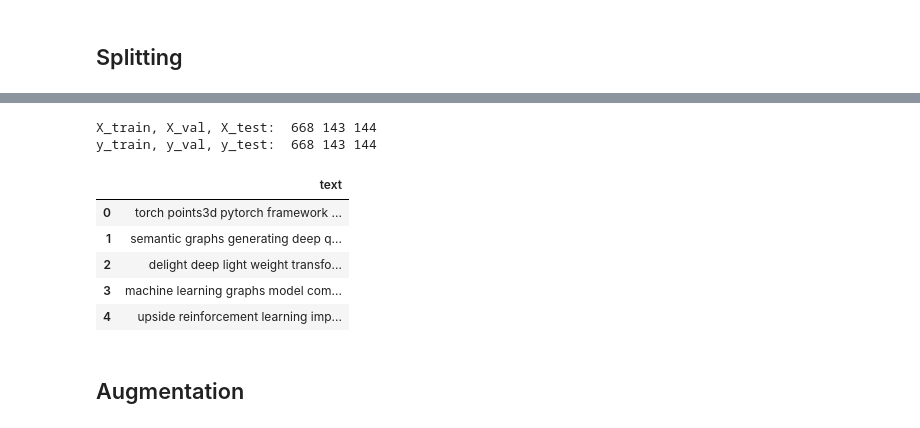
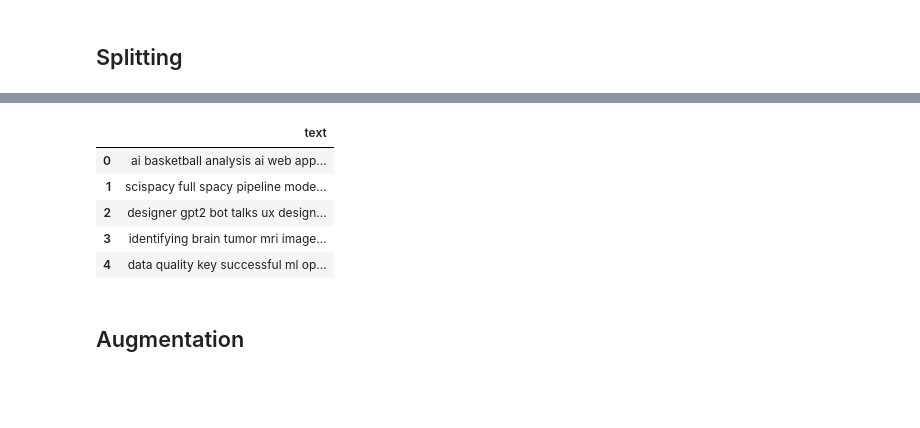
Before and after one commit to Momilijaz96/Tagifai, a Jupyter notebook: Tagify/data.ipynb, the cells around one changed output, grey strips where cells are left out. Saved outputs shown, nothing was run; the diff lists cells and outputs as text; code cells hidden in the pictures; blank space fills up the shorter version.

```diff
--- a/Tagify/data.ipynb
+++ b/Tagify/data.ipynb
@@ -224,3 +245,5 @@ df.head()
 # %%
-X_train,X_,y_train,y_ = train_test_split(df.text.to_numpy(),df.tag.to_numpy(),test_size=0.3,stratify=df.tag)
-X_train
+def split_data(df,train_size=0.7):
+    X_train,X_,y_train,y_ = train_test_split(df.text.to_numpy(),df.tag.to_numpy(),test_size=0.3,stratify=df.tag)
+    X_val,X_test,y_val,y_test = train_test_split(X_,y_,test_size=0.5,stratify=y_)
+    return X_train,X_val,X_test,y_train,y_val,y_test
@@ -247,19 +250,14 @@ X_val,X_test,y_val,y_test = train_test_split(X_,y_,test_size=0.5,stratify=y_)
-# %%
-print("X_train, X_val, X_test: ",len(X_train),len(X_val), len(X_test))
-print("y_train, y_val, y_test: ",len(y_train),len(y_val), len(y_test))
-# %% [output]
-X_train, X_val, X_test:  668 143 144
-y_train, y_val, y_test:  668 143 144
 # %%
+X_train,_,_,_,_,_ = split_data(df)
 train_df = pd.DataFrame(X_train,columns = ['text'])
 train_df.head()
 # %% [output]
 |  | text |
-| 0 | torch points3d pytorch framework ... |
-| 1 | semantic graphs generating deep q... |
-| 2 | delight deep light weight transfo... |
-| 3 | machine learning graphs model com... |
-| 4 | upside reinforcement learning imp... |
+| 0 | ai basketball analysis ai web app... |
+| 1 | scispacy full spacy pipeline mode... |
+| 2 | designer gpt2 bot talks ux design... |
+| 3 | identifying brain tumor mri image... |
+| 4 | data quality key successful ml op... |
 # %% [markdown]
 ## Augmentation
 # %%
```
Also changed, not shown: parts of 31 cells of this notebook, 2 other files.
